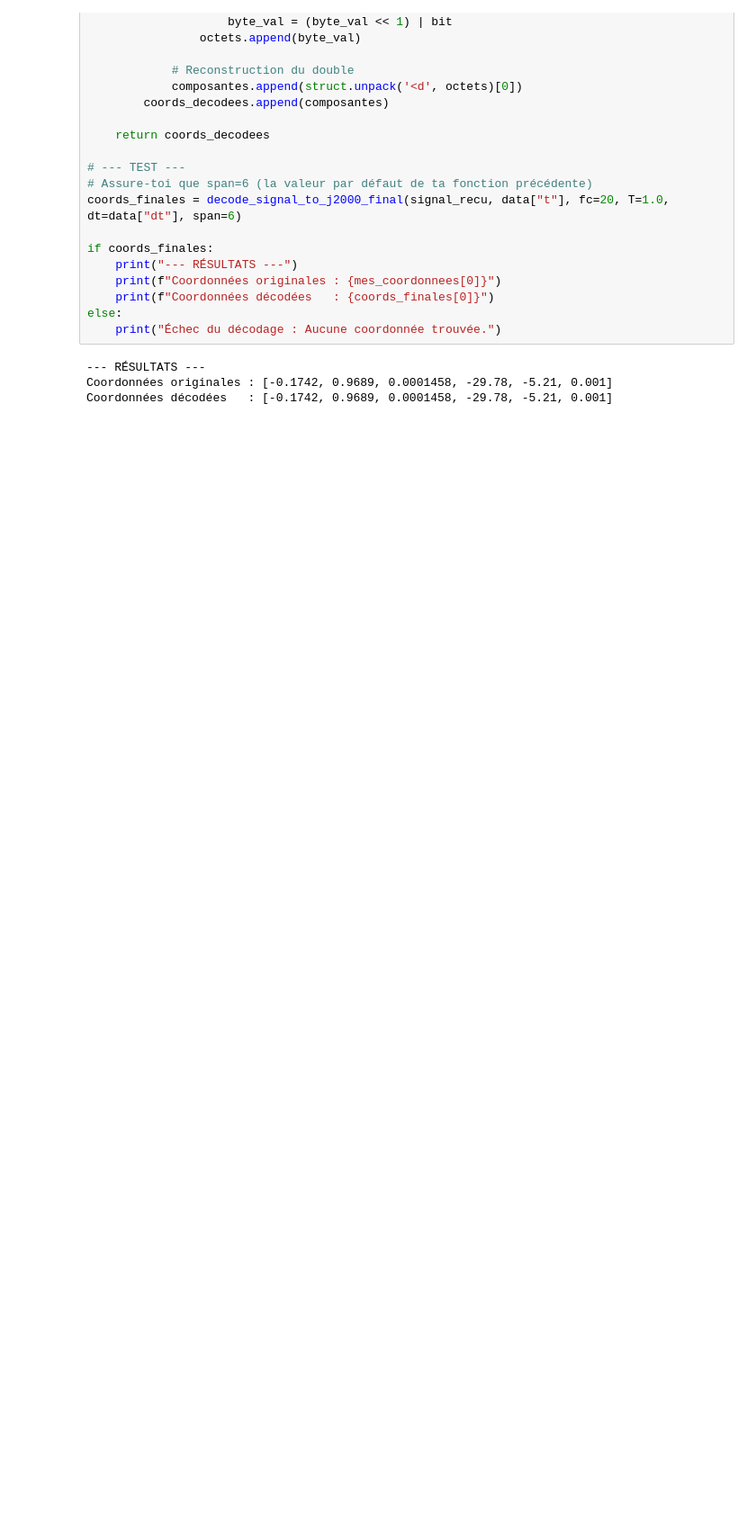
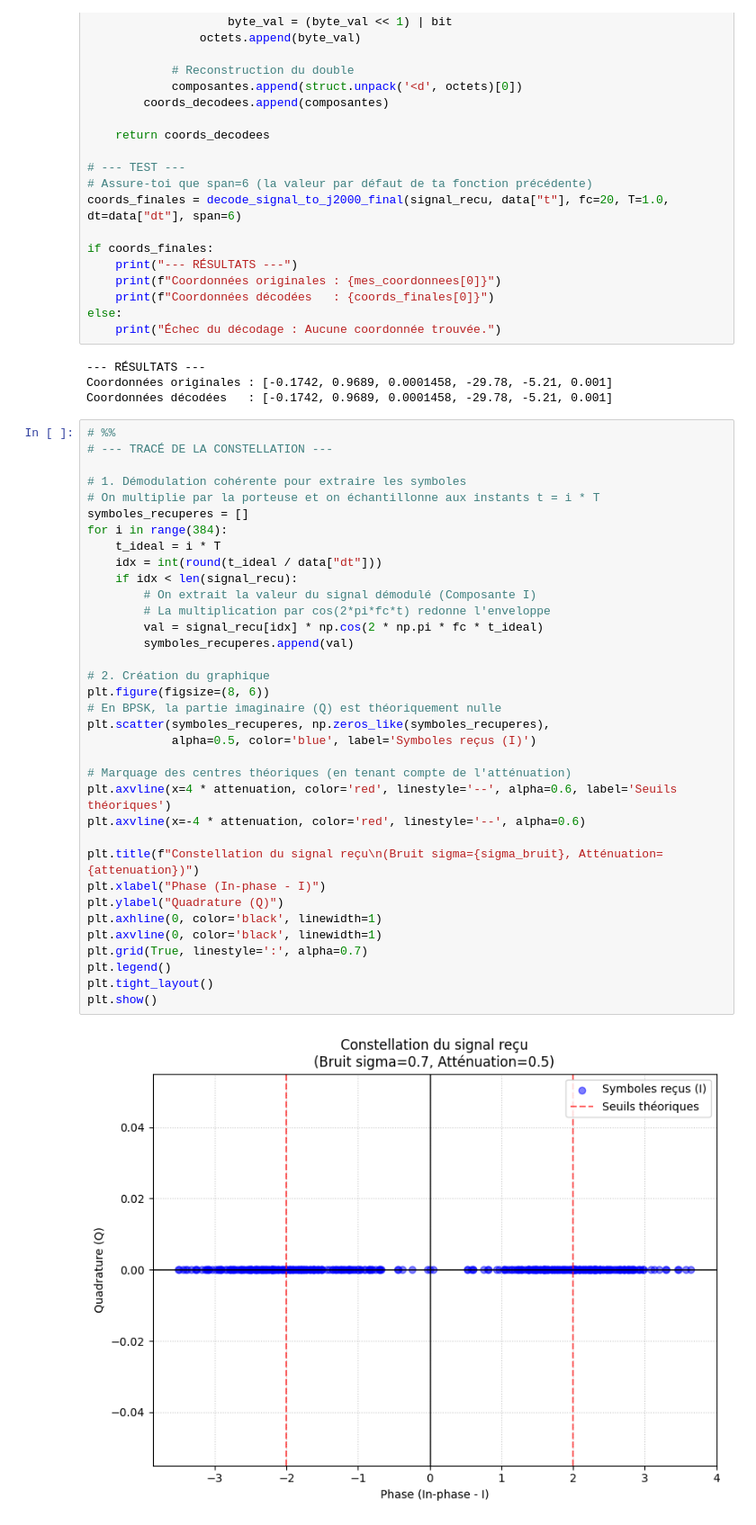
Before and after one commit to zomboky/space-telecommunications, a Jupyter notebook: versiont1.ipynb, the cells around one changed output. Shown at 90% size. Saved outputs shown, nothing was run; the diff lists cells and outputs as text; blank space fills up the shorter version.

Commit message:
Ajout de la constellation

```diff
--- a/versiont1.ipynb
+++ b/versiont1.ipynb
@@ -392,3 +390,40 @@ else:
 --- RÉSULTATS ---
 Coordonnées originales : [-0.1742, 0.9689, 0.0001458, -29.78, -5.21, 0.001]
 Coordonnées décodées   : [-0.1742, 0.9689, 0.0001458, -29.78, -5.21, 0.001]
+# %%
+# %%
+# --- TRACÉ DE LA CONSTELLATION ---
+
+# 1. Démodulation cohérente pour extraire les symboles
+# On multiplie par la porteuse et on échantillonne aux instants t = i * T
+symboles_recuperes = []
+for i in range(384):
+    t_ideal = i * T
+    idx = int(round(t_ideal / data["dt"]))
+    if idx < len(signal_recu):
+        # On extrait la valeur du signal démodulé (Composante I)
+        # La multiplication par cos(2*pi*fc*t) redonne l'enveloppe
+        val = signal_recu[idx] * np.cos(2 * np.pi * fc * t_ideal)
+        symboles_recuperes.append(val)
+
+# 2. Création du graphique
+plt.figure(figsize=(8, 6))
+# En BPSK, la partie imaginaire (Q) est théoriquement nulle
+plt.scatter(symboles_recuperes, np.zeros_like(symboles_recuperes),
+            alpha=0.5, color='blue', label='Symboles reçus (I)')
+
+# Marquage des centres théoriques (en tenant compte de l'atténuation)
+plt.axvline(x=4 * attenuation, color='red', linestyle='--', alpha=0.6, label='Seuils théoriques')
+plt.axvline(x=-4 * attenuation, color='red', linestyle='--', alpha=0.6)
+
+plt.title(f"Constellation du signal reçu\n(Bruit sigma={sigma_bruit}, Atténuation={attenuation})")
+plt.xlabel("Phase (In-phase - I)")
+plt.ylabel("Quadrature (Q)")
+plt.axhline(0, color='black', linewidth=1)
+plt.axvline(0, color='black', linewidth=1)
+plt.grid(True, linestyle=':', alpha=0.7)
+plt.legend()
+plt.tight_layout()
+plt.show()
+# %% [output]
+[figure, added]
```
Also changed, not shown: parts of 3 cells of this notebook.
